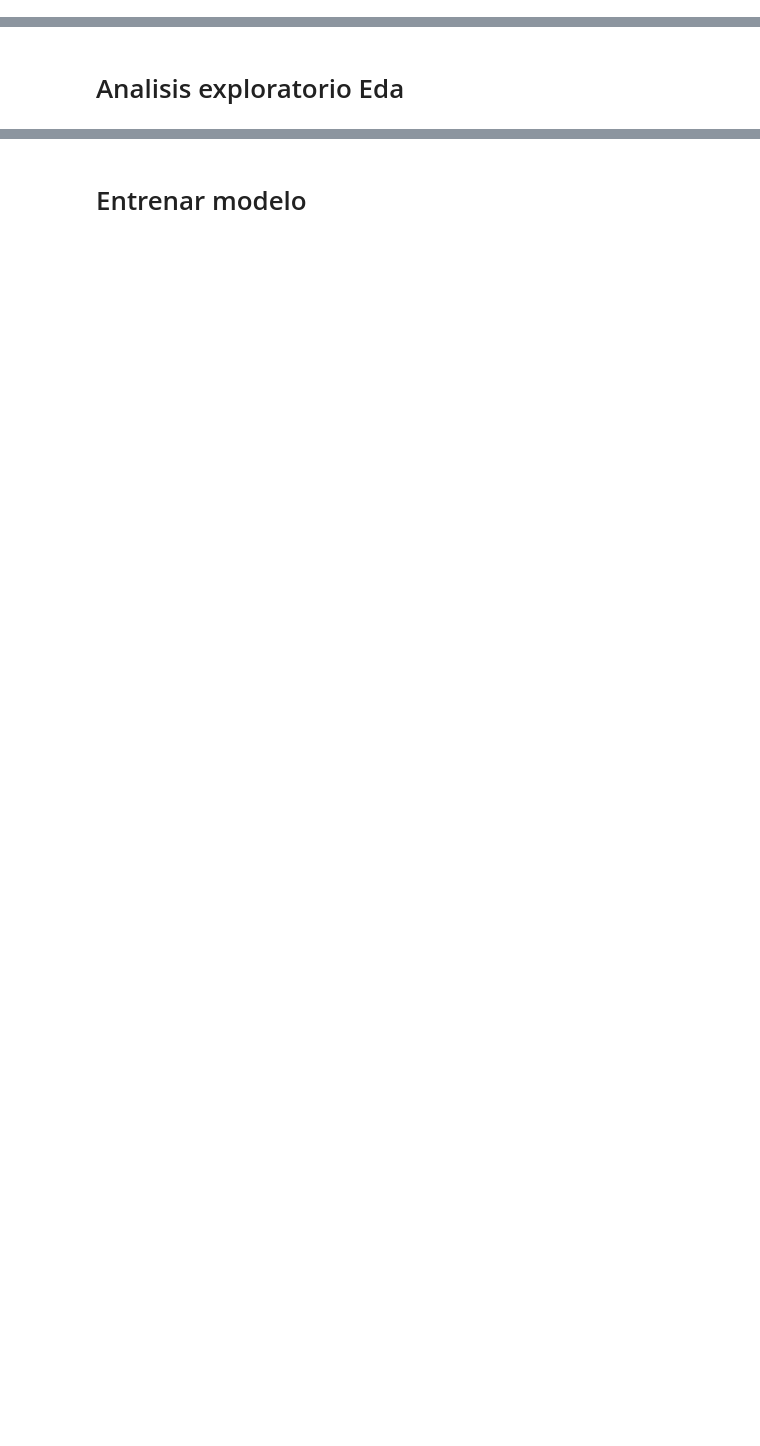
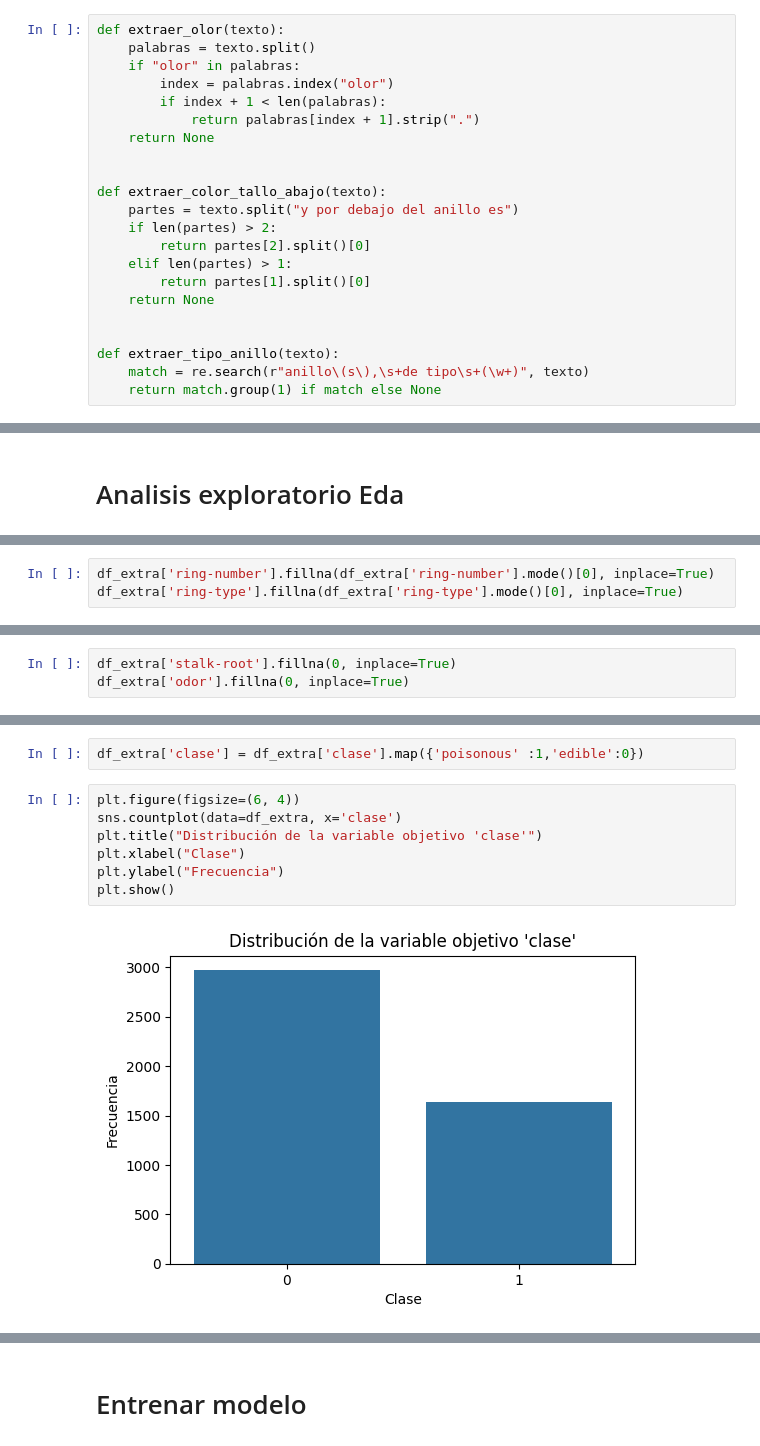
Before and after one commit to andreszaragoza/DS102024, a Jupyter notebook: 3-MachineLearning/2-Supervisado/Ejercicios/otromas.ipynb, the cells around one changed output, grey strips where cells are left out. Saved outputs shown, nothing was run; the diff lists cells and outputs as text; blank space fills up the shorter version.

```diff
--- a/3-MachineLearning/2-Supervisado/Ejercicios/otromas.ipynb
+++ b/3-MachineLearning/2-Supervisado/Ejercicios/otromas.ipynb
@@ -182,0 +96,22 @@ Datos procesados guardados en 'train_procesado.csv'
+# %%
+def extraer_olor(texto):
+    palabras = texto.split()
+    if "olor" in palabras:
+        index = palabras.index("olor")
+        if index + 1 < len(palabras):
+            return palabras[index + 1].strip(".")
+    return None
+
+
+def extraer_color_tallo_abajo(texto):
+    partes = texto.split("y por debajo del anillo es")
+    if len(partes) > 2:
+        return partes[2].split()[0]
+    elif len(partes) > 1:
+        return partes[1].split()[0]
+    return None
+
+
+def extraer_tipo_anillo(texto):
+    match = re.search(r"anillo\(s\),\s+de tipo\s+(\w+)", texto)
+    return match.group(1) if match else None
@@ -307,0 +279,3 @@ X_train, X_valid, y_train, y_valid = train_test_split(X_resampled, y_resampled,
+# %%
+df_extra['ring-number'].fillna(df_extra['ring-number'].mode()[0], inplace=True)
+df_extra['ring-type'].fillna(df_extra['ring-type'].mode()[0], inplace=True)
@@ -307,0 +295,3 @@ X_train, X_valid, y_train, y_valid = train_test_split(X_resampled, y_resampled,
+# %%
+df_extra['stalk-root'].fillna(0, inplace=True)
+df_extra['odor'].fillna(0, inplace=True)
@@ -307,0 +319,11 @@ X_train, X_valid, y_train, y_valid = train_test_split(X_resampled, y_resampled,
+# %%
+df_extra['clase'] = df_extra['clase'].map({'poisonous' :1,'edible':0})
+# %%
+plt.figure(figsize=(6, 4))
+sns.countplot(data=df_extra, x='clase')
+plt.title("Distribución de la variable objetivo 'clase'")
+plt.xlabel("Clase")
+plt.ylabel("Frecuencia")
+plt.show()
+# %% [output]
+[figure, added]
```
Also changed, not shown: parts of 70 cells of this notebook, 4 other files.
